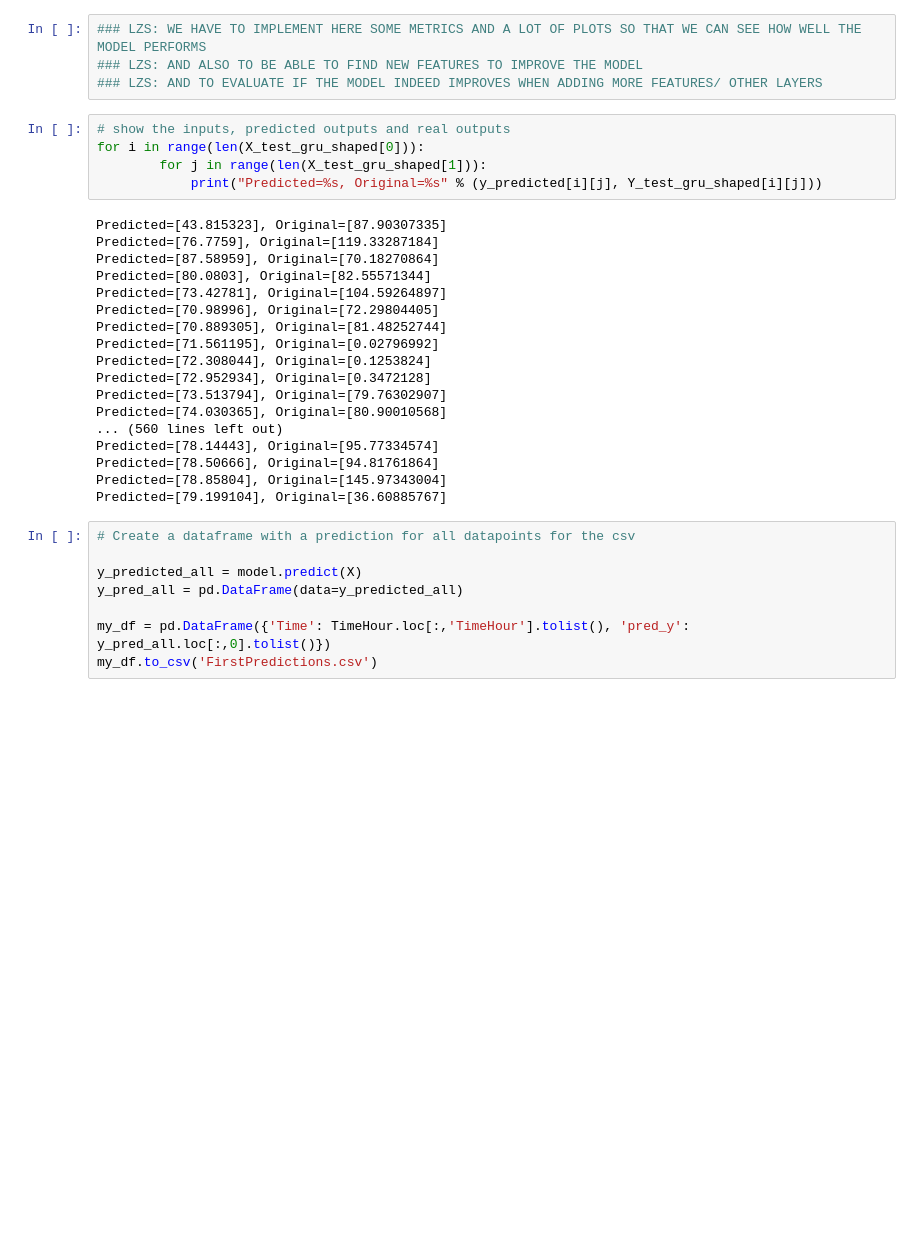
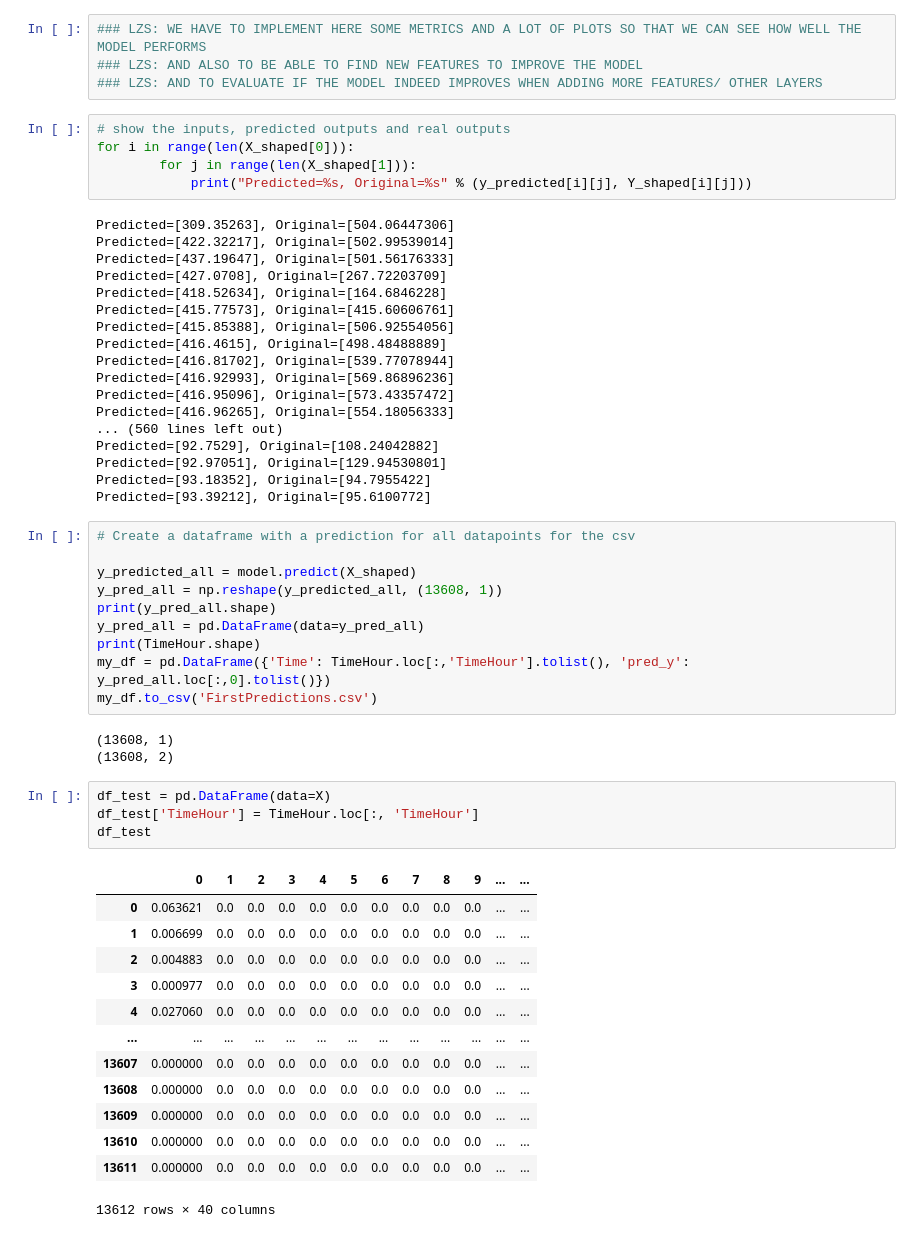
Before and after one commit to ryanroest/FlowPredictionModel, a Jupyter notebook: LZS_run_code_model.ipynb, the cells around one changed output. Cells and saved outputs as stored; diff of their text form; blank space fills up the shorter version.

Commit message:
Updated DF_test frame to detect holes in the data

```diff
--- a/LZS_run_code_model.ipynb
+++ b/LZS_run_code_model.ipynb
@@ -160,32 +116,55 @@ print(Y_test_gru_shaped[1][1])
 ### LZS: AND TO EVALUATE IF THE MODEL INDEED IMPROVES WHEN ADDING MORE FEATURES/ OTHER LAYERS
 # %%
 # show the inputs, predicted outputs and real outputs
-for i in range(len(X_test_gru_shaped[0])):
-        for j in range(len(X_test_gru_shaped[1])):
-            print("Predicted=%s, Original=%s" % (y_predicted[i][j], Y_test_gru_shaped[i][j]))
+for i in range(len(X_shaped[0])):
+        for j in range(len(X_shaped[1])):
+            print("Predicted=%s, Original=%s" % (y_predicted[i][j], Y_shaped[i][j]))
 # %% [output]
-Predicted=[43.815323], Original=[87.90307335]
-Predicted=[76.7759], Original=[119.33287184]
-Predicted=[87.58959], Original=[70.18270864]
-Predicted=[80.0803], Original=[82.55571344]
-Predicted=[73.42781], Original=[104.59264897]
-Predicted=[70.98996], Original=[72.29804405]
-Predicted=[70.889305], Original=[81.48252744]
-Predicted=[71.561195], Original=[0.02796992]
-Predicted=[72.308044], Original=[0.1253824]
-Predicted=[72.952934], Original=[0.3472128]
-Predicted=[73.513794], Original=[79.76302907]
-Predicted=[74.030365], Original=[80.90010568]
+Predicted=[309.35263], Original=[504.06447306]
+Predicted=[422.32217], Original=[502.99539014]
+Predicted=[437.19647], Original=[501.56176333]
+Predicted=[427.0708], Original=[267.72203709]
+Predicted=[418.52634], Original=[164.6846228]
+Predicted=[415.77573], Original=[415.60606761]
+Predicted=[415.85388], Original=[506.92554056]
+Predicted=[416.4615], Original=[498.48488889]
+Predicted=[416.81702], Original=[539.77078944]
+Predicted=[416.92993], Original=[569.86896236]
+Predicted=[416.95096], Original=[573.43357472]
+Predicted=[416.96265], Original=[554.18056333]
 ... (560 lines left out)
-Predicted=[78.14443], Original=[95.77334574]
-Predicted=[78.50666], Original=[94.81761864]
-Predicted=[78.85804], Original=[145.97343004]
-Predicted=[79.199104], Original=[36.60885767]
+Predicted=[92.7529], Original=[108.24042882]
+Predicted=[92.97051], Original=[129.94530801]
+Predicted=[93.18352], Original=[94.7955422]
+Predicted=[93.39212], Original=[95.6100772]
 # %%
 # Create a dataframe with a prediction for all datapoints for the csv
 
-y_predicted_all = model.predict(X)
-y_pred_all = pd.DataFrame(data=y_predicted_all)
-
+y_predicted_all = model.predict(X_shaped)
+y_pred_all = np.reshape(y_predicted_all, (13608, 1))
+print(y_pred_all.shape)
+y_pred_all = pd.DataFrame(data=y_pred_all)
+print(TimeHour.shape)
 my_df = pd.DataFrame({'Time': TimeHour.loc[:,'TimeHour'].tolist(), 'pred_y': y_pred_all.loc[:,0].tolist()})
 my_df.to_csv('FirstPredictions.csv')
+# %% [output]
+(13608, 1)
+(13608, 2)
+# %%
+df_test = pd.DataFrame(data=X)
+df_test['TimeHour'] = TimeHour.loc[:, 'TimeHour']
+df_test
+# %% [output]
+|  | 0 | 1 | 2 | 3 | 4 | 5 | 6 | 7 | 8 | 9 | ... | ... |
+| 0 | 0.063621 | 0.0 | 0.0 | 0.0 | 0.0 | 0.0 | 0.0 | 0.0 | 0.0 | 0.0 | ... | ... |
+| 1 | 0.006699 | 0.0 | 0.0 | 0.0 | 0.0 | 0.0 | 0.0 | 0.0 | 0.0 | 0.0 | ... | ... |
+| 2 | 0.004883 | 0.0 | 0.0 | 0.0 | 0.0 | 0.0 | 0.0 | 0.0 | 0.0 | 0.0 | ... | ... |
+| 3 | 0.000977 | 0.0 | 0.0 | 0.0 | 0.0 | 0.0 | 0.0 | 0.0 | 0.0 | 0.0 | ... | ... |
+| 4 | 0.027060 | 0.0 | 0.0 | 0.0 | 0.0 | 0.0 | 0.0 | 0.0 | 0.0 | 0.0 | ... | ... |
+| ... | ... | ... | ... | ... | ... | ... | ... | ... | ... | ... | ... | ... |
+| 13607 | 0.000000 | 0.0 | 0.0 | 0.0 | 0.0 | 0.0 | 0.0 | 0.0 | 0.0 | 0.0 | ... | ... |
+| 13608 | 0.000000 | 0.0 | 0.0 | 0.0 | 0.0 | 0.0 | 0.0 | 0.0 | 0.0 | 0.0 | ... | ... |
+| 13609 | 0.000000 | 0.0 | 0.0 | 0.0 | 0.0 | 0.0 | 0.0 | 0.0 | 0.0 | 0.0 | ... | ... |
+| 13610 | 0.000000 | 0.0 | 0.0 | 0.0 | 0.0 | 0.0 | 0.0 | 0.0 | 0.0 | 0.0 | ... | ... |
+| 13611 | 0.000000 | 0.0 | 0.0 | 0.0 | 0.0 | 0.0 | 0.0 | 0.0 | 0.0 | 0.0 | ... | ... |
+13612 rows × 40 columns
```
Also changed, not shown: parts of 5 cells of this notebook, 2 other files.
